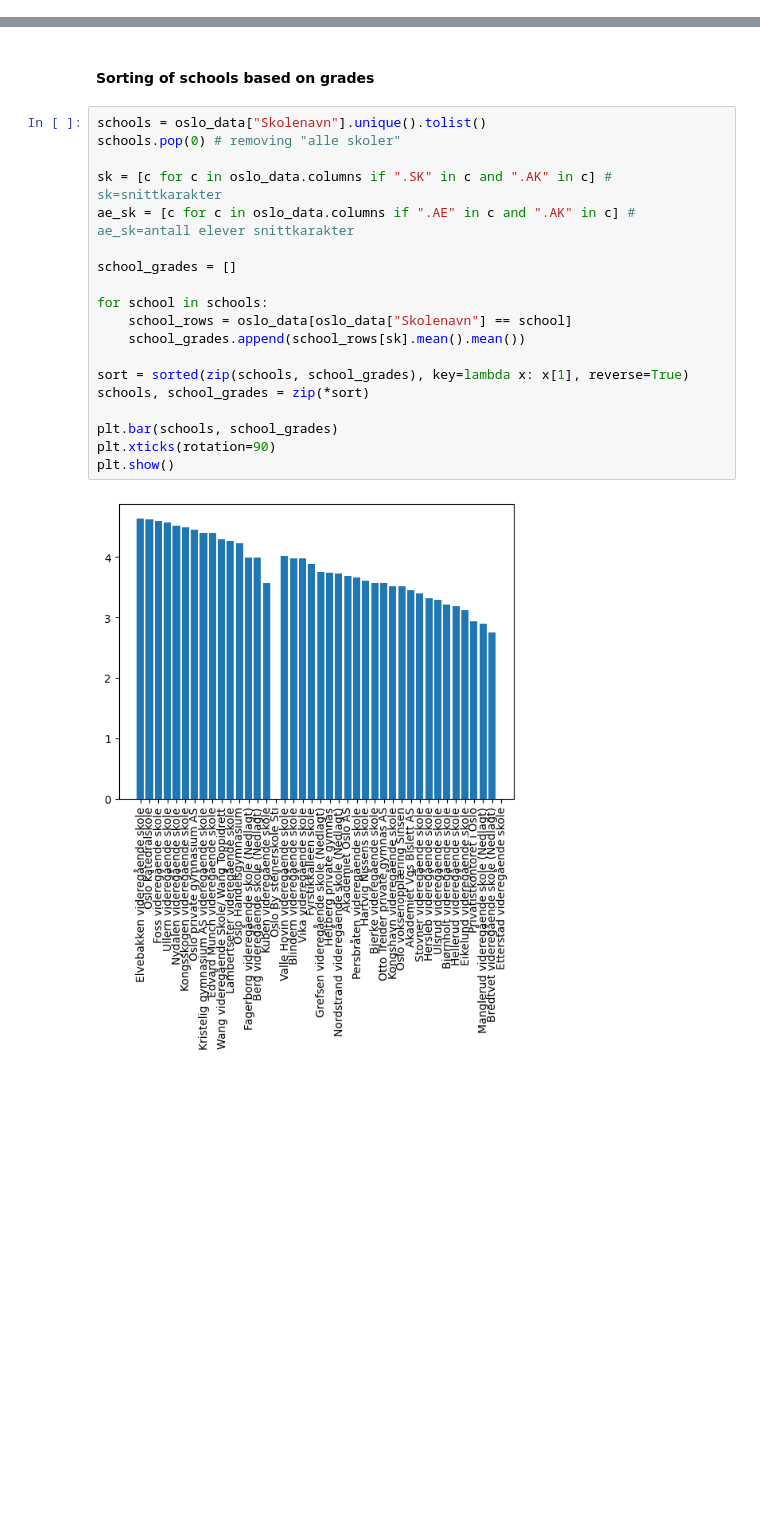
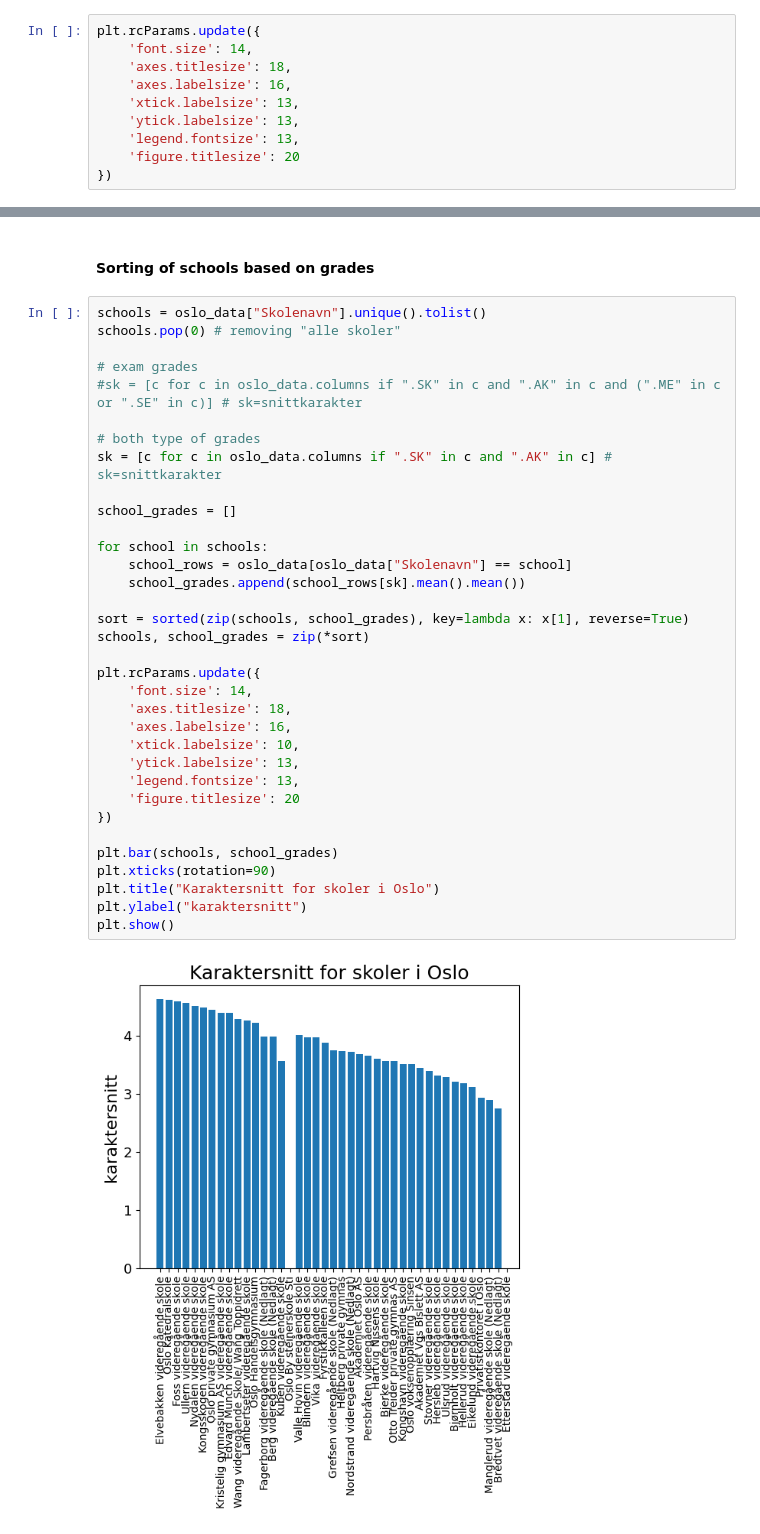
Before and after one commit to kajassandnes/high_school_grades, a Jupyter notebook: analysis_.ipynb, the cells around one changed output, grey strips where cells are left out. Drawn from its saved outputs; the diff is of its cells as text; blank space fills up the shorter version.

```diff
--- a/analysis_.ipynb
+++ b/analysis_.ipynb
@@ -144,3 +146,13 @@ oslo_data = pd.concat([first, rest], axis=1)
+# %%
+plt.rcParams.update({
+    'font.size': 14,
+    'axes.titlesize': 18,
+    'axes.labelsize': 16,
+    'xtick.labelsize': 13,
+    'ytick.labelsize': 13,
+    'legend.fontsize': 13,
+    'figure.titlesize': 20
+})
 # %% [markdown]
 ### Ready to make some plots. This is what I want to plot
 
@@ -456,22 +494,37 @@ plt.show()
 # %%
 schools = oslo_data["Skolenavn"].unique().tolist()
 schools.pop(0) # removing "alle skoler"
 
+# exam grades
+#sk = [c for c in oslo_data.columns if ".SK" in c and ".AK" in c and (".ME" in c or ".SE" in c)] # sk=snittkarakter
+
+# both type of grades
 sk = [c for c in oslo_data.columns if ".SK" in c and ".AK" in c] # sk=snittkarakter
-ae_sk = [c for c in oslo_data.columns if ".AE" in c and ".AK" in c] # ae_sk=antall elever snittkarakter
 
 school_grades = []
 
 for school in schools:
     school_rows = oslo_data[oslo_data["Skolenavn"] == school]
     school_grades.append(school_rows[sk].mean().mean())
 
 sort = sorted(zip(schools, school_grades), key=lambda x: x[1], reverse=True)
 schools, school_grades = zip(*sort)
 
+plt.rcParams.update({
+    'font.size': 14,
+    'axes.titlesize': 18,
+    'axes.labelsize': 16,
+    'xtick.labelsize': 10,
+    'ytick.labelsize': 13,
+    'legend.fontsize': 13,
+    'figure.titlesize': 20
+})
+
 plt.bar(schools, school_grades)
 plt.xticks(rotation=90)
+plt.title("Karaktersnitt for skoler i Oslo")
+plt.ylabel("karaktersnitt")
 plt.show()
 # %% [output]
-[figure, old version]
+[figure, new version]
 # %% [markdown]
```
Also changed, not shown: parts of 9 cells of this notebook.
